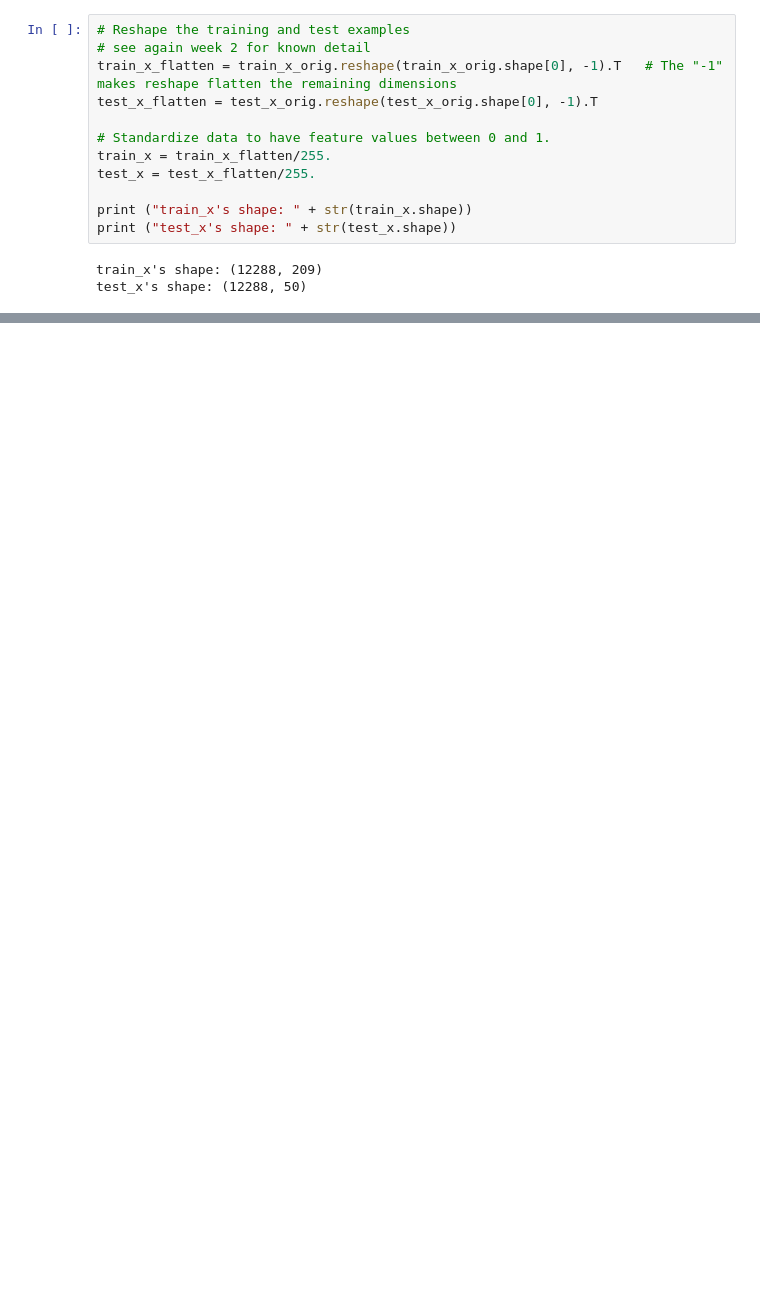
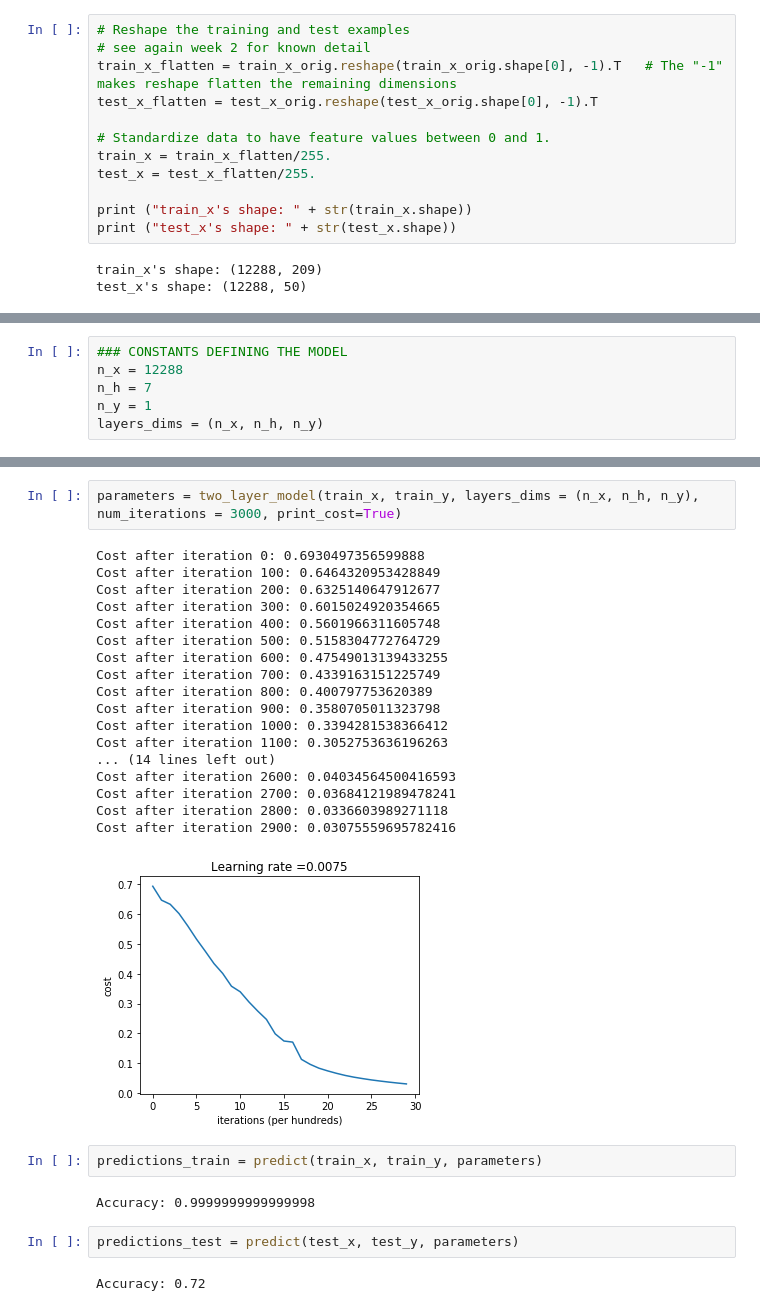
Before and after one commit to kingkong135/AI-self-learning, a Jupyter notebook: Deep learning/course 1/week 4/Image Classification/Deep Neural Network - Application .ipynb, the cells around one changed output, grey strips where cells are left out. Drawn from its saved outputs; the diff is of its cells as text; blank space fills up the shorter version.

```diff
--- a/Deep learning/course 1/week 4/Image Classification/Deep Neural Network - Application .ipynb
+++ b/Deep learning/course 1/week 4/Image Classification/Deep Neural Network - Application .ipynb
@@ -84,0 +139,6 @@ test_x's shape: (12288, 50)
+# %%
+### CONSTANTS DEFINING THE MODEL
+n_x = 12288
+n_h = 7
+n_y = 1
+layers_dims = (n_x, n_h, n_y)
@@ -84,0 +224,29 @@ test_x's shape: (12288, 50)
+# %%
+parameters = two_layer_model(train_x, train_y, layers_dims = (n_x, n_h, n_y), num_iterations = 3000, print_cost=True)
+# %% [output]
+Cost after iteration 0: 0.6930497356599888
+Cost after iteration 100: 0.6464320953428849
+Cost after iteration 200: 0.6325140647912677
+Cost after iteration 300: 0.6015024920354665
+Cost after iteration 400: 0.5601966311605748
+Cost after iteration 500: 0.5158304772764729
+Cost after iteration 600: 0.47549013139433255
+Cost after iteration 700: 0.4339163151225749
+Cost after iteration 800: 0.400797753620389
+Cost after iteration 900: 0.3580705011323798
+Cost after iteration 1000: 0.3394281538366412
+Cost after iteration 1100: 0.3052753636196263
+... (14 lines left out)
+Cost after iteration 2600: 0.04034564500416593
+Cost after iteration 2700: 0.03684121989478241
+Cost after iteration 2800: 0.0336603989271118
+Cost after iteration 2900: 0.03075559695782416
+[figure, added]
+# %%
+predictions_train = predict(train_x, train_y, parameters)
+# %% [output]
+Accuracy: 0.9999999999999998
+# %%
+predictions_test = predict(test_x, test_y, parameters)
+# %% [output]
+Accuracy: 0.72
```
Also changed, not shown: parts of 15 cells of this notebook.
